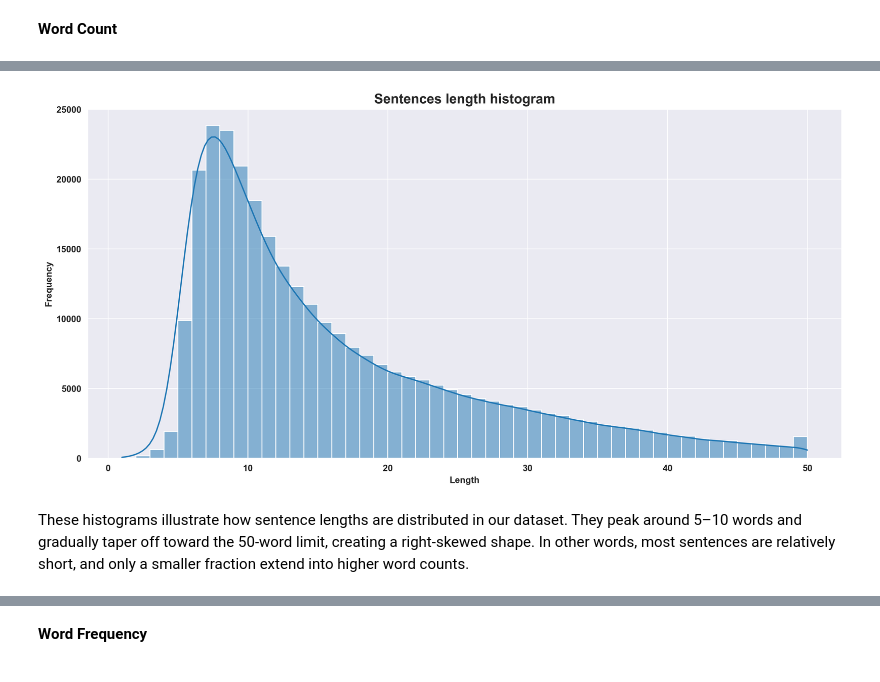
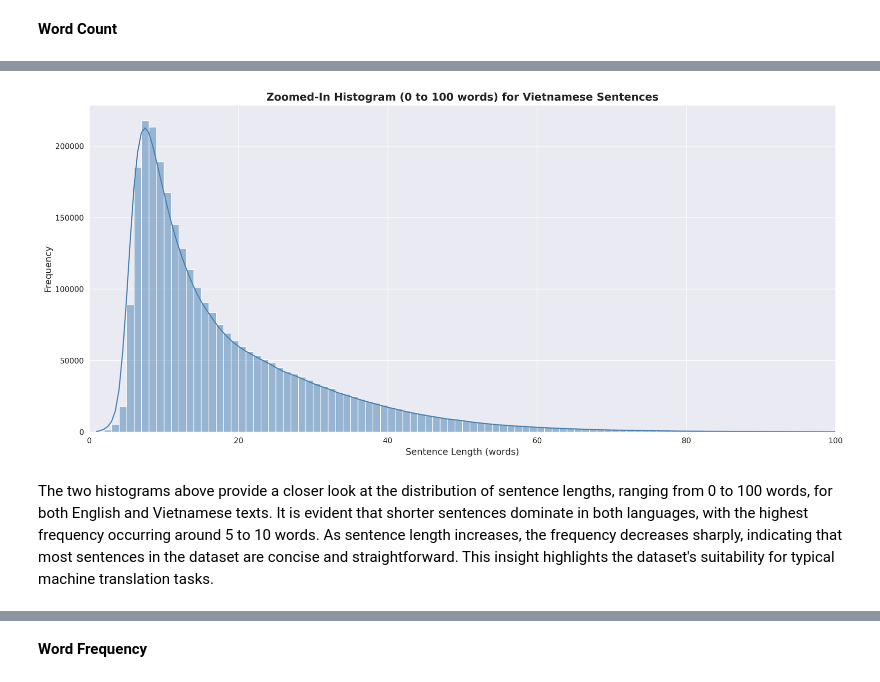
Before and after one commit to fisherman611/english-vietnamese-machine-translation, a Jupyter notebook: data/EDA.ipynb, the cells around one changed output, grey strips where cells are left out. Cells and saved outputs as stored; diff of their text form; code cells hidden in the pictures.

```diff
--- a/data/EDA.ipynb
+++ b/data/EDA.ipynb
@@ -16,0 +14,5 @@ envi_data = pd.read_csv('dataset_300k.csv')
+# %%
+%%capture
+from datasets import load_dataset
+
+dataset = load_dataset("ncduy/mt-en-vi")
@@ -17,3 +38,16 @@ envi_data = pd.read_csv('dataset_300k.csv')
+# %%
+train = dataset['train'].to_pandas()
+val = dataset['validation'].to_pandas()
+test = dataset['test'].to_pandas()
+# %%
+envi_data = pd.concat(
+    [
+        train,
+        val,
+        test
+    ]
+)
+envi_data.reset_index(drop=True, inplace=True)
 # %%
 envi_data.head()
 # %% [output]
@@ -97,0 +154,15 @@ sentences_length(envi_data['en_words_count'])
+# %%
+def zoomed_in_histogram(sentence_lengths, language='English', max_length=100):
+    sns.set_style('darkgrid')
+    plt.figure(figsize=(15, 7), dpi=300)
+
+    filtered_lengths = [length for length in sentence_lengths if length <= max_length]
+
+    sns.histplot(filtered_lengths, binwidth=1, kde=True, color='steelblue')
+    plt.xlim(0, max_length)
+    plt.xlabel('Sentence Length (words)', fontsize=12)
+    plt.ylabel('Frequency', fontsize=12)
+    plt.title(f'Zoomed-In Histogram (0 to {max_length} words) for {language} Sentences', fontsize=14, fontweight='bold')
+
+    plt.tight_layout()
+    plt.show()
@@ -98,9 +173,9 @@ sentences_length(envi_data['en_words_count'])
 # %%
-sentences_length(envi_data['vi_words_count'])
+zoomed_in_histogram(envi_data['vi_words_count'], language='Vietnamese')
 # %% [output]
-[figure, old version]
+[figure, new version]
-# %% [markdown]
-These histograms illustrate how sentence lengths are distributed in our dataset. They peak around 5–10 words and gradually taper off toward the 50-word limit, creating a right-skewed shape. In other words, most sentences are relatively short, and only a smaller fraction extend into higher word counts.
+# %% [markdown]
+The two histograms above provide a closer look at the distribution of sentence lengths, ranging from 0 to 100 words, for both English and Vietnamese texts. It is evident that shorter sentences dominate in both languages, with the highest frequency occurring around 5 to 10 words. As sentence length increases, the frequency decreases sharply, indicating that most sentences in the dataset are concise and straightforward. This insight highlights the dataset's suitability for typical machine translation tasks.
 # %%
 import seaborn as sns
 import matplotlib.pyplot as plt
```
Also changed, not shown: parts of 37 cells of this notebook.
